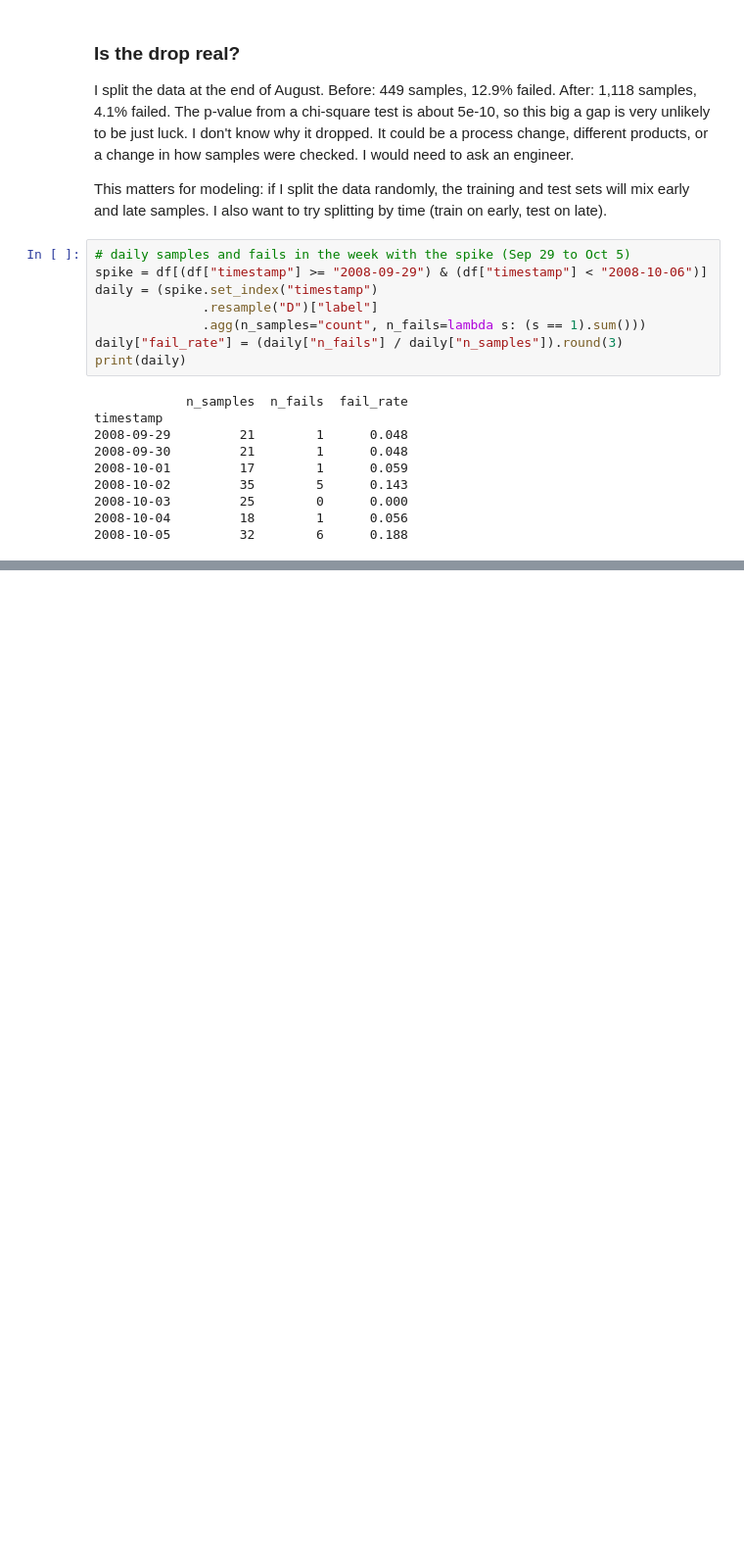
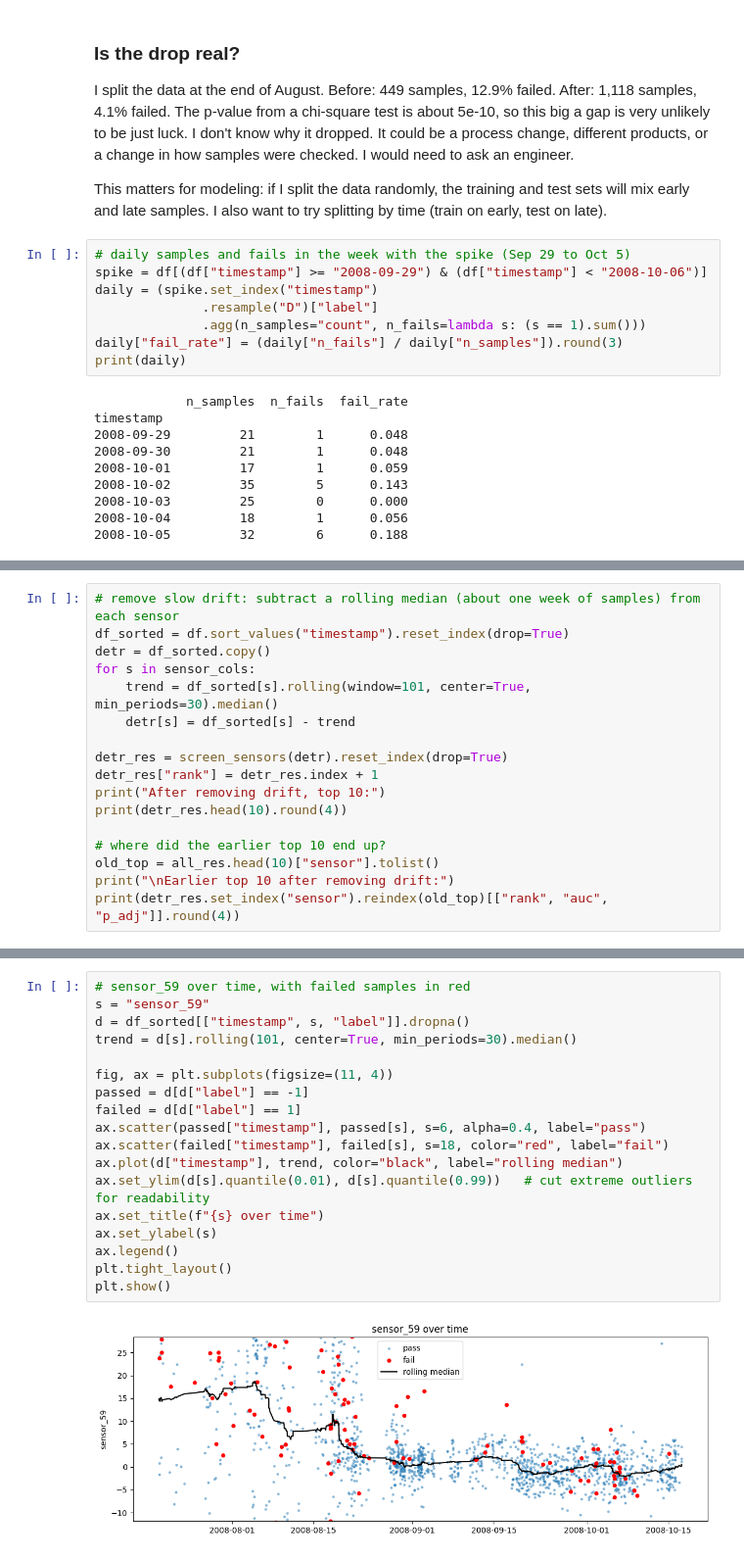
Before and after one commit to yuning777/secom-process-analysis, a Jupyter notebook: notebooks/02_eda.ipynb, the cells around one changed output, grey strips where cells are left out. Shown at 98% size. Cells and saved outputs as stored; diff of their text form; blank space fills up the shorter version.

```diff
--- a/notebooks/02_eda.ipynb
+++ b/notebooks/02_eda.ipynb
@@ -126,0 +229,17 @@ I treat this as a lead to check, not a finding.
+# %%
+# remove slow drift: subtract a rolling median (about one week of samples) from each sensor
+df_sorted = df.sort_values("timestamp").reset_index(drop=True)
+detr = df_sorted.copy()
+for s in sensor_cols:
+    trend = df_sorted[s].rolling(window=101, center=True, min_periods=30).median()
+    detr[s] = df_sorted[s] - trend
+
+detr_res = screen_sensors(detr).reset_index(drop=True)
+detr_res["rank"] = detr_res.index + 1
+print("After removing drift, top 10:")
+print(detr_res.head(10).round(4))
+
+# where did the earlier top 10 end up?
+old_top = all_res.head(10)["sensor"].tolist()
+print("\nEarlier top 10 after removing drift:")
+print(detr_res.set_index("sensor").reindex(old_top)[["rank", "auc", "p_adj"]].round(4))
@@ -126,0 +289,20 @@ I treat this as a lead to check, not a finding.
+# %%
+# sensor_59 over time, with failed samples in red
+s = "sensor_59"
+d = df_sorted[["timestamp", s, "label"]].dropna()
+trend = d[s].rolling(101, center=True, min_periods=30).median()
+
+fig, ax = plt.subplots(figsize=(11, 4))
+passed = d[d["label"] == -1]
+failed = d[d["label"] == 1]
+ax.scatter(passed["timestamp"], passed[s], s=6, alpha=0.4, label="pass")
+ax.scatter(failed["timestamp"], failed[s], s=18, color="red", label="fail")
+ax.plot(d["timestamp"], trend, color="black", label="rolling median")
+ax.set_ylim(d[s].quantile(0.01), d[s].quantile(0.99))   # cut extreme outliers for readability
+ax.set_title(f"{s} over time")
+ax.set_ylabel(s)
+ax.legend()
+plt.tight_layout()
+plt.show()
+# %% [output]
+[figure, added]
```
Also changed, not shown: parts of 10 cells of this notebook, 3 other files.
